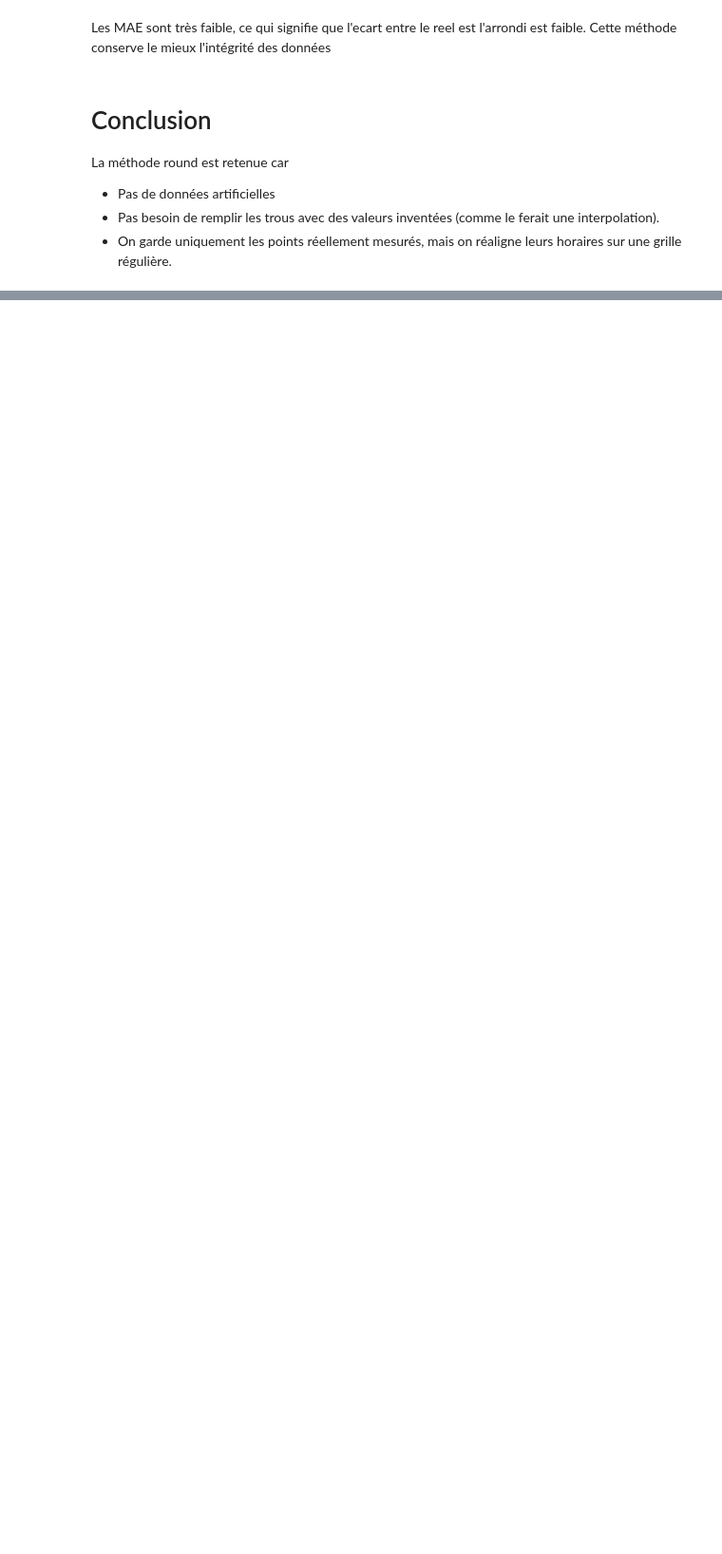
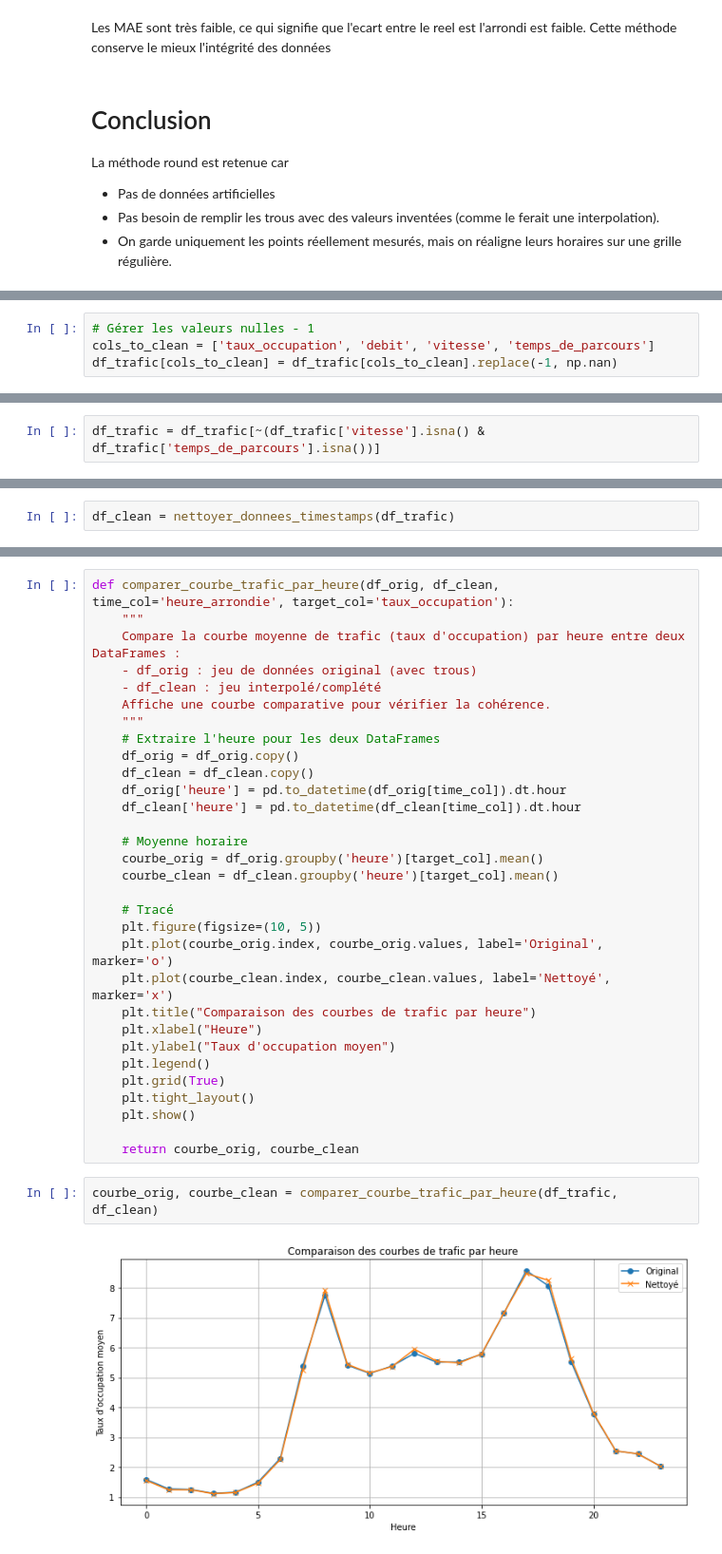
Before and after one commit to BENOUSSAIDarezkimalek/AI_model_urban_mobility, a Jupyter notebook: src/serie_temporelle.ipynb, the cells around one changed output, grey strips where cells are left out. Shown at 95% size. Drawn from its saved outputs; the diff is of its cells as text; blank space fills up the shorter version.

Commit message:
Exploration d'une nouvelle méthode de preparation des données pour serie temporelle

```diff
--- a/src/serie_temporelle.ipynb
+++ b/src/serie_temporelle.ipynb
@@ -359,0 +523,4 @@ La méthode round est retenue car
+# %%
+# Gérer les valeurs nulles - 1
+cols_to_clean = ['taux_occupation', 'debit', 'vitesse', 'temps_de_parcours']
+df_trafic[cols_to_clean] = df_trafic[cols_to_clean].replace(-1, np.nan)
@@ -359,0 +547,2 @@ La méthode round est retenue car
+# %%
+df_trafic = df_trafic[~(df_trafic['vitesse'].isna() & df_trafic['temps_de_parcours'].isna())]
@@ -359,0 +600,2 @@ La méthode round est retenue car
+# %%
+df_clean = nettoyer_donnees_timestamps(df_trafic)
@@ -359,0 +613,35 @@ La méthode round est retenue car
+# %%
+def comparer_courbe_trafic_par_heure(df_orig, df_clean, time_col='heure_arrondie', target_col='taux_occupation'):
+    """
+    Compare la courbe moyenne de trafic (taux d'occupation) par heure entre deux DataFrames :
+    - df_orig : jeu de données original (avec trous)
+    - df_clean : jeu interpolé/complété
+    Affiche une courbe comparative pour vérifier la cohérence.
+    """
+    # Extraire l'heure pour les deux DataFrames
+    df_orig = df_orig.copy()
+    df_clean = df_clean.copy()
+    df_orig['heure'] = pd.to_datetime(df_orig[time_col]).dt.hour
+    df_clean['heure'] = pd.to_datetime(df_clean[time_col]).dt.hour
+
+    # Moyenne horaire
+    courbe_orig = df_orig.groupby('heure')[target_col].mean()
+    courbe_clean = df_clean.groupby('heure')[target_col].mean()
+
+    # Tracé
+    plt.figure(figsize=(10, 5))
+    plt.plot(courbe_orig.index, courbe_orig.values, label='Original', marker='o')
+    plt.plot(courbe_clean.index, courbe_clean.values, label='Nettoyé', marker='x')
+    plt.title("Comparaison des courbes de trafic par heure")
+    plt.xlabel("Heure")
+    plt.ylabel("Taux d'occupation moyen")
+    plt.legend()
+    plt.grid(True)
+    plt.tight_layout()
+    plt.show()
+
+    return courbe_orig, courbe_clean
+# %%
+courbe_orig, courbe_clean = comparer_courbe_trafic_par_heure(df_trafic, df_clean)
+# %% [output]
+[figure, added]
```
Also changed, not shown: parts of 96 cells of this notebook.
